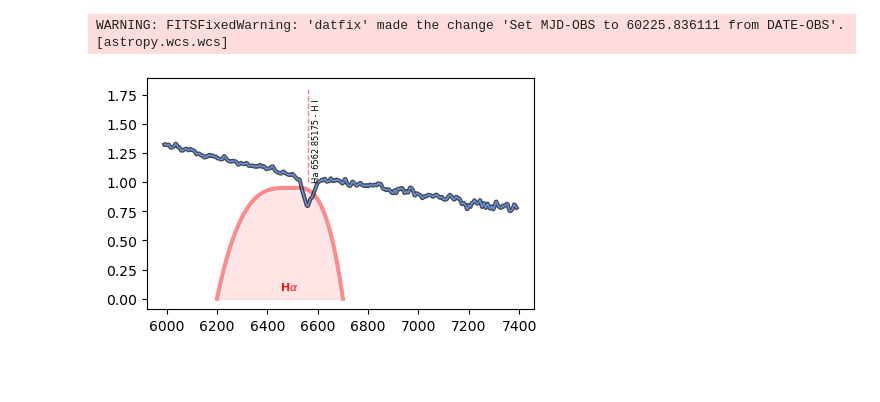
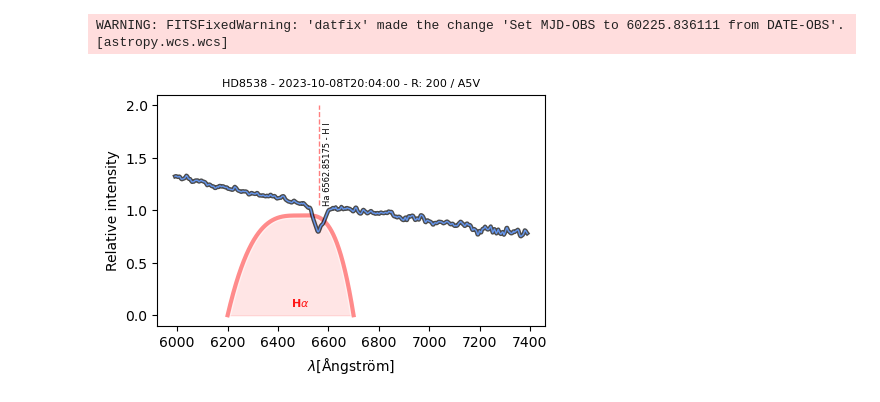
Before and after one commit to dtouzan/ciboulette, a Jupyter notebook: notebook/example-atomicline.ipynb, the cells around one changed output. Cells and saved outputs as stored; diff of their text form; code cells hidden in the pictures; blank space fills up the shorter version.

Commit message:
Update sa200 class
Add xytitle fucntion

```diff
--- a/notebook/example-atomicline.ipynb
+++ b/notebook/example-atomicline.ipynb
@@ -231,9 +231,10 @@ from matplotlib import pyplot as plt
 # %%
 figure = plt.figure(figsize=(5, 3))
 axis = figure.subplots(1, 1)
 sa.axis = Ha.axis = filter_Ha.axis = axis
 filter_Ha.plot()
 sa.plot()
-Ha.marker(flux=1, max_flux=1.6)
+Ha.marker(flux=1.05, max_flux=1.8)
+sa.xytitle
 # %% [output]
-[figure, old version]
+[figure, new version]
```
Also changed, not shown: 1 other file.
